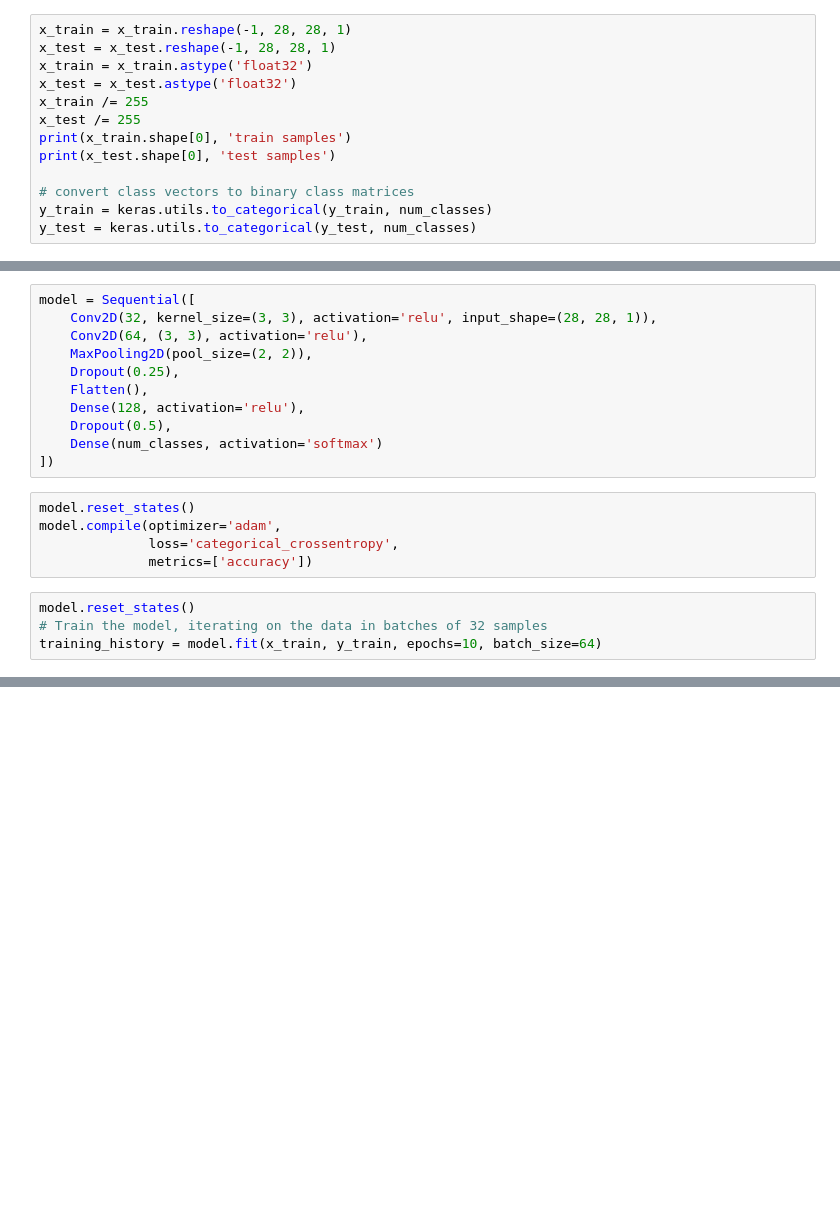
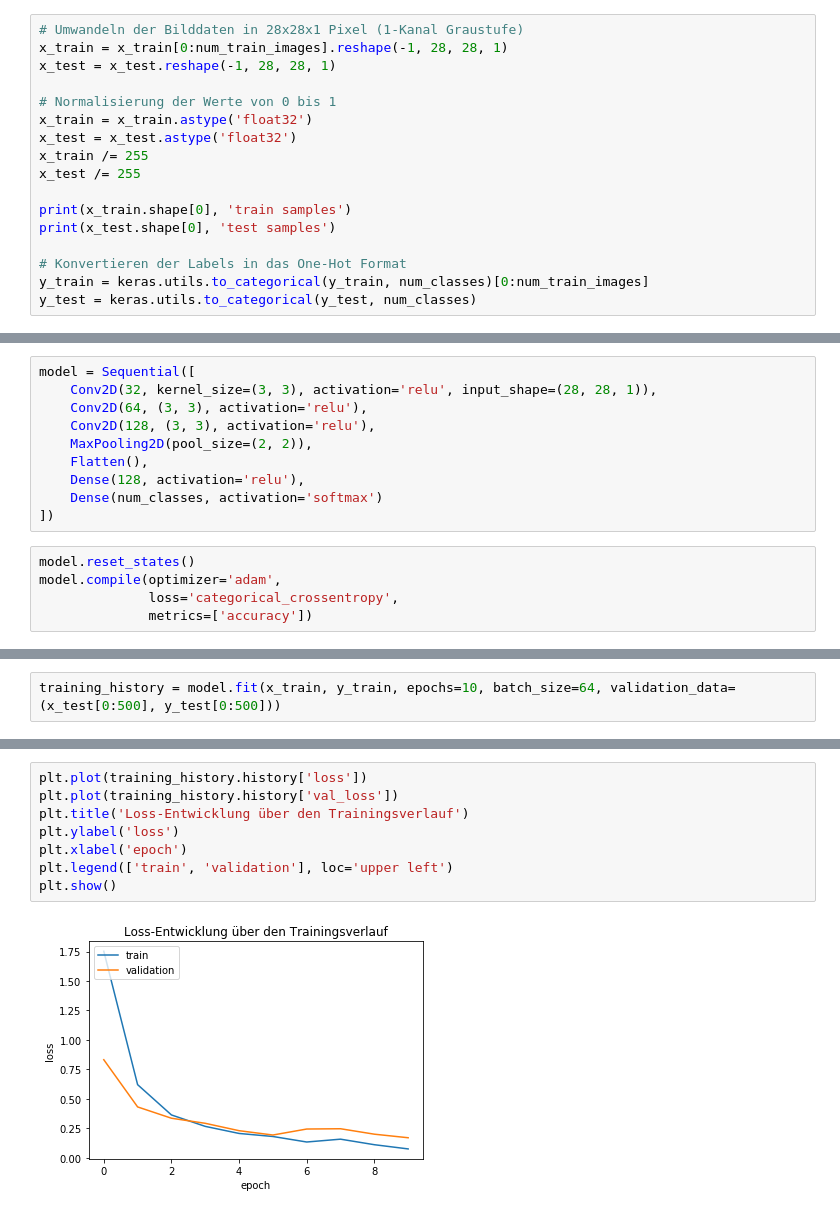
Before and after one commit to CellmatiQ/ki-workshop, a Jupyter notebook: 02-neural-networks/02-cnn-mnist.ipynb, the cells around one changed output, grey strips where cells are left out. Saved outputs shown, nothing was run; the diff lists cells and outputs as text; blank space fills up the shorter version.

```diff
--- a/02-neural-networks/02-cnn-mnist.ipynb
+++ b/02-neural-networks/02-cnn-mnist.ipynb
@@ -13,14 +33,18 @@ num_classes = 10
 # %%
-x_train = x_train.reshape(-1, 28, 28, 1)
+# Umwandeln der Bilddaten in 28x28x1 Pixel (1-Kanal Graustufe)
+x_train = x_train[0:num_train_images].reshape(-1, 28, 28, 1)
 x_test = x_test.reshape(-1, 28, 28, 1)
+
+# Normalisierung der Werte von 0 bis 1
 x_train = x_train.astype('float32')
 x_test = x_test.astype('float32')
 x_train /= 255
 x_test /= 255
+
 print(x_train.shape[0], 'train samples')
 print(x_test.shape[0], 'test samples')
 
-# convert class vectors to binary class matrices
-y_train = keras.utils.to_categorical(y_train, num_classes)
+# Konvertieren der Labels in das One-Hot Format
+y_train = keras.utils.to_categorical(y_train, num_classes)[0:num_train_images]
 y_test = keras.utils.to_categorical(y_test, num_classes)
 # %% [output]
@@ -30,11 +56,10 @@ y_test = keras.utils.to_categorical(y_test, num_classes)
 model = Sequential([
     Conv2D(32, kernel_size=(3, 3), activation='relu', input_shape=(28, 28, 1)),
     Conv2D(64, (3, 3), activation='relu'),
+    Conv2D(128, (3, 3), activation='relu'),
     MaxPooling2D(pool_size=(2, 2)),
-    Dropout(0.25),
     Flatten(),
     Dense(128, activation='relu'),
-    Dropout(0.5),
     Dense(num_classes, activation='softmax')
 ])
 # %%
@@ -42,7 +67,3 @@ model.reset_states()
 model.compile(optimizer='adam',
               loss='categorical_crossentropy',
               metrics=['accuracy'])
-# %%
-model.reset_states()
-# Train the model, iterating on the data in batches of 32 samples
-training_history = model.fit(x_train, y_train, epochs=10, batch_size=64)
@@ -69,0 +72,2 @@ Epoch 10/10
+# %%
+training_history = model.fit(x_train, y_train, epochs=10, batch_size=64, validation_data=(x_test[0:500], y_test[0:500]))
@@ -70,3 +95,13 @@ Epoch 10/10
+# %%
+plt.plot(training_history.history['loss'])
+plt.plot(training_history.history['val_loss'])
+plt.title('Loss-Entwicklung über den Trainingsverlauf')
+plt.ylabel('loss')
+plt.xlabel('epoch')
+plt.legend(['train', 'validation'], loc='upper left')
+plt.show()
+# %% [output]
+[figure, added]
 # %%
 model.evaluate(x_test, y_test)
 # %% [output]
```
Also changed, not shown: parts of 17 cells of this notebook, 4 other files.
